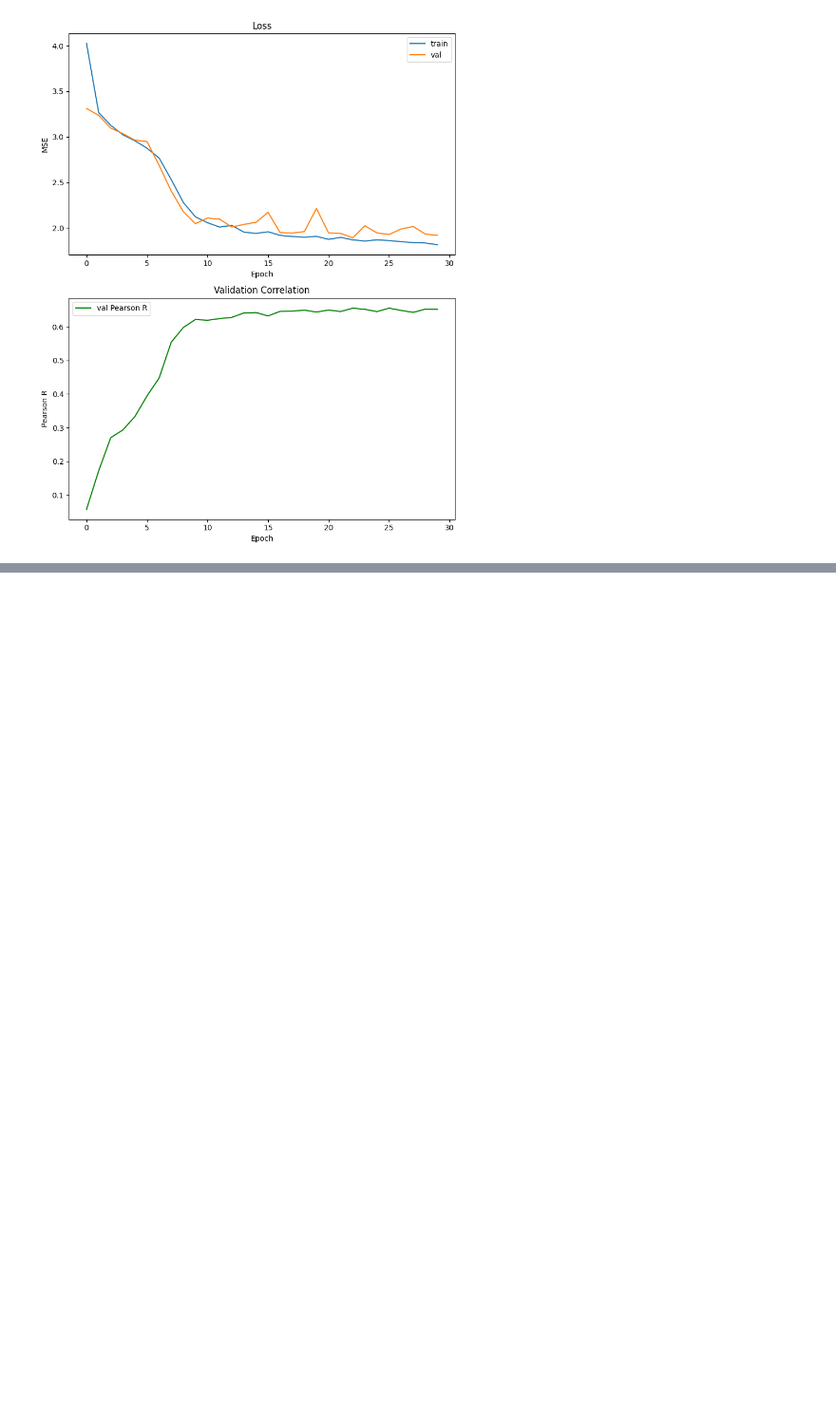
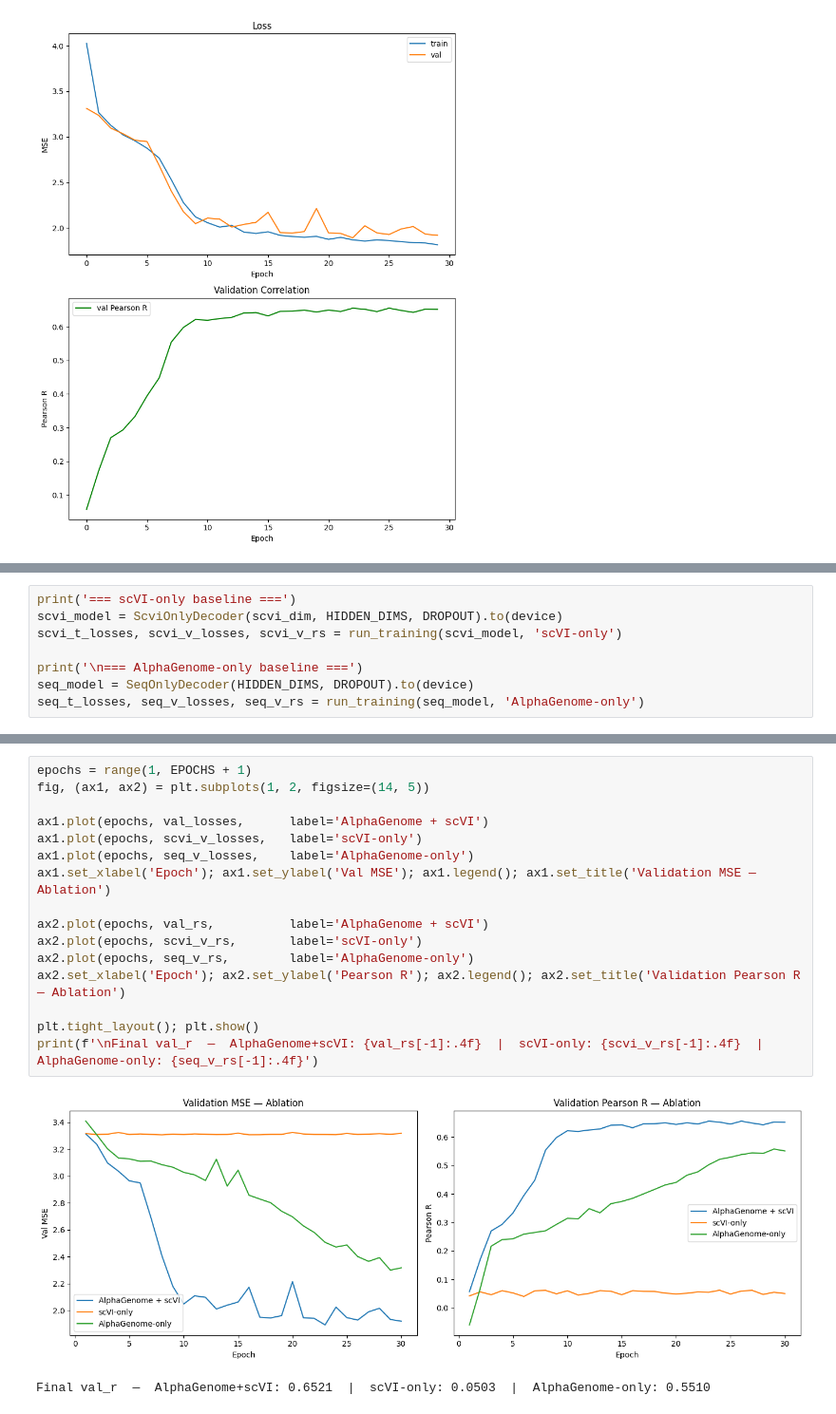
Before and after one commit to irith-kat/genai4bio-project, a Jupyter notebook: src/decoder.ipynb, the cells around one changed output, grey strips where cells are left out. Shown at 95% size. Cells and saved outputs as stored; diff of their text form; blank space fills up the shorter version.

Commit message:
feat: decoder ablation experiments

```diff
--- a/src/decoder.ipynb
+++ b/src/decoder.ipynb
@@ -211,0 +271,8 @@ plt.tight_layout(); plt.show()
+# %%
+print('=== scVI-only baseline ===')
+scvi_model = ScviOnlyDecoder(scvi_dim, HIDDEN_DIMS, DROPOUT).to(device)
+scvi_t_losses, scvi_v_losses, scvi_v_rs = run_training(scvi_model, 'scVI-only')
+
+print('\n=== AlphaGenome-only baseline ===')
+seq_model = SeqOnlyDecoder(HIDDEN_DIMS, DROPOUT).to(device)
+seq_t_losses, seq_v_losses, seq_v_rs = run_training(seq_model, 'AlphaGenome-only')
@@ -211,0 +297,19 @@ plt.tight_layout(); plt.show()
+# %%
+epochs = range(1, EPOCHS + 1)
+fig, (ax1, ax2) = plt.subplots(1, 2, figsize=(14, 5))
+
+ax1.plot(epochs, val_losses,      label='AlphaGenome + scVI')
+ax1.plot(epochs, scvi_v_losses,   label='scVI-only')
+ax1.plot(epochs, seq_v_losses,    label='AlphaGenome-only')
+ax1.set_xlabel('Epoch'); ax1.set_ylabel('Val MSE'); ax1.legend(); ax1.set_title('Validation MSE — Ablation')
+
+ax2.plot(epochs, val_rs,          label='AlphaGenome + scVI')
+ax2.plot(epochs, scvi_v_rs,       label='scVI-only')
+ax2.plot(epochs, seq_v_rs,        label='AlphaGenome-only')
+ax2.set_xlabel('Epoch'); ax2.set_ylabel('Pearson R'); ax2.legend(); ax2.set_title('Validation Pearson R — Ablation')
+
+plt.tight_layout(); plt.show()
+print(f'\nFinal val_r  —  AlphaGenome+scVI: {val_rs[-1]:.4f}  |  scVI-only: {scvi_v_rs[-1]:.4f}  |  AlphaGenome-only: {seq_v_rs[-1]:.4f}')
+# %% [output]
+[figure, added]
+Final val_r  —  AlphaGenome+scVI: 0.6521  |  scVI-only: 0.0503  |  AlphaGenome-only: 0.5510
```
Also changed, not shown: parts of 7 cells of this notebook.
